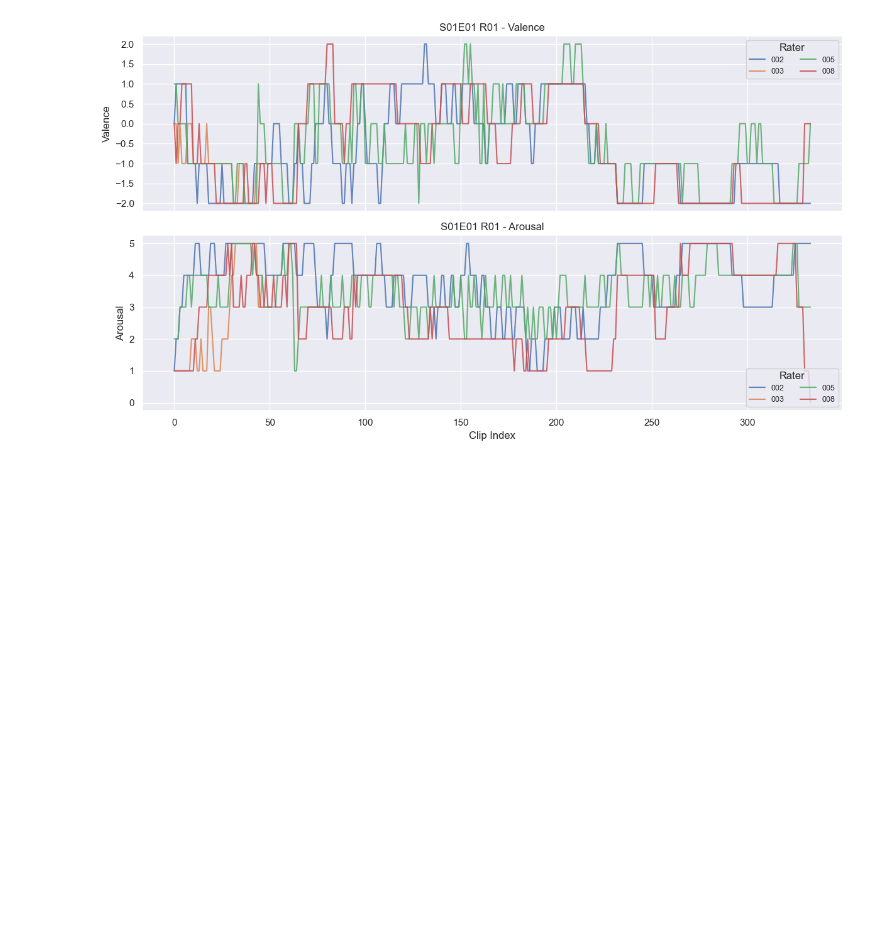
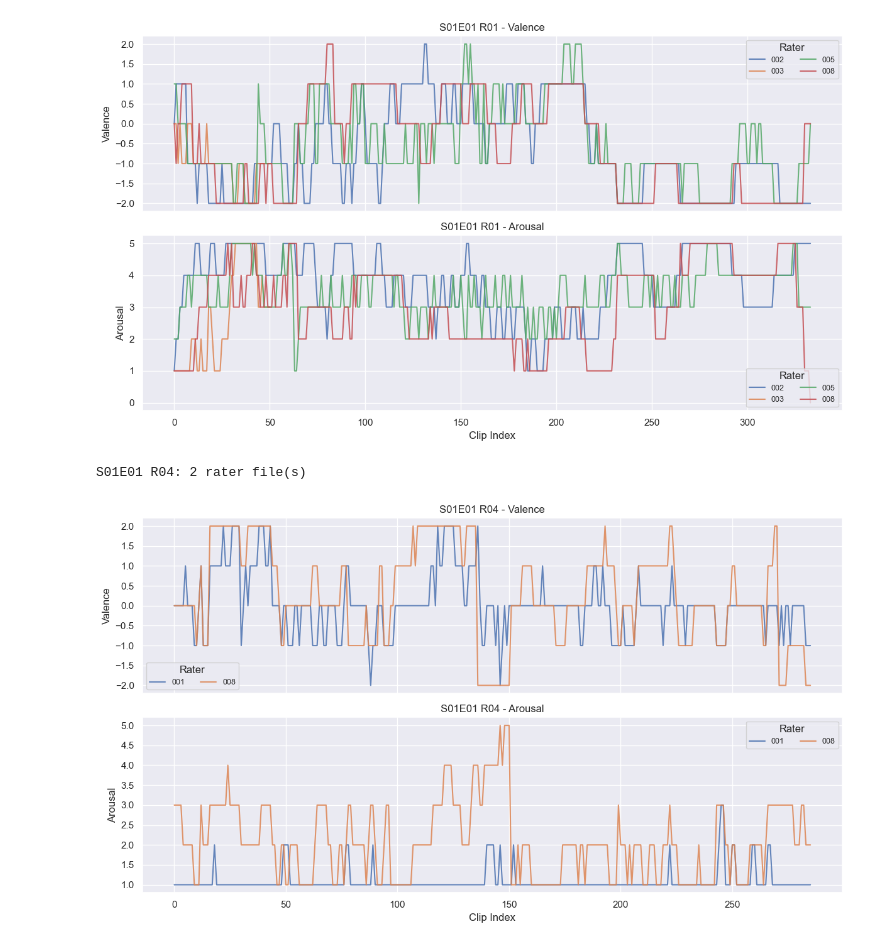
Before and after one commit to Cgonz705/diva-emotion-dfc, a Jupyter notebook: 0-annotations-cleaning.ipynb, the cells around one changed output. Cells and saved outputs as stored; diff of their text form; code cells hidden in the pictures; blank space fills up the shorter version.

Commit message:
testing plotting

```diff
--- a/0-annotations-cleaning.ipynb
+++ b/0-annotations-cleaning.ipynb
@@ -14,10 +14,8 @@ import re
 # %%
 # Setup directories and plotting theme
 data_dir = "./dset"
-#raw_annot_dir = op.join(data_dir, "annotations")
+raw_annot_dir = op.join(data_dir, "annotations")
 deriv_dir = op.join(data_dir, "derivatives")
-raw_annot_dir = op.join(deriv_dir, "annotations-anonymized")
-
 
 # # Create directories
 # OUT_DIR.mkdir(parents=True, exist_ok=True)
@@ -116,3 +115,46 @@ else:
 # %% [output]
 S01E01 R01: 4 rater file(s)
 [figure]
+# %%
+# Plot all raters for one run on the same valence/arousal figure
+episode_to_plots = ["S01E01"]
+run_to_plots = ["R04"]
+
+for episode_to_plot, run_to_plot in zip(episode_to_plots,run_to_plots):
+    run_files = episode_csvs.get(episode_to_plot, {}).get(run_to_plot, [])
+    print(f"{episode_to_plot} {run_to_plot}: {len(run_files)} rater file(s)")
+
+    if not run_files:
+        print("No files found for this episode/run.")
+    else:
+        fig, axes = plt.subplots(2, 1, figsize=(12, 7), sharex=True)
+
+        for file_path in run_files:
+            df = pd.read_csv(file_path)
+            col_lookup = {c.lower(): c for c in df.columns}
+            val_col = col_lookup.get("valence")
+            aro_col = col_lookup.get("arousal")
+
+            if val_col is None or aro_col is None:
+                continue
+
+            filename = op.basename(file_path)
+            rater_label = filename.split("_")[-1].replace(".csv", "")
+
+            axes[0].plot(df[val_col].to_numpy(), label=rater_label, alpha=0.85)
+            axes[1].plot(df[aro_col].to_numpy(), label=rater_label, alpha=0.85)
+
+        axes[0].set_title(f"{episode_to_plot} {run_to_plot} - Valence")
+        axes[0].set_ylabel("Valence")
+        axes[0].legend(title="Rater", ncol=2, fontsize=9)
+
+        axes[1].set_title(f"{episode_to_plot} {run_to_plot} - Arousal")
+        axes[1].set_ylabel("Arousal")
+        axes[1].set_xlabel("Clip Index")
+        axes[1].legend(title="Rater", ncol=2, fontsize=9)
+
+        plt.tight_layout()
+        plt.show()
+# %% [output]
+S01E01 R04: 2 rater file(s)
+[figure, added]
```
Also changed, not shown: parts of 1 cell of this notebook, 1 other file.
